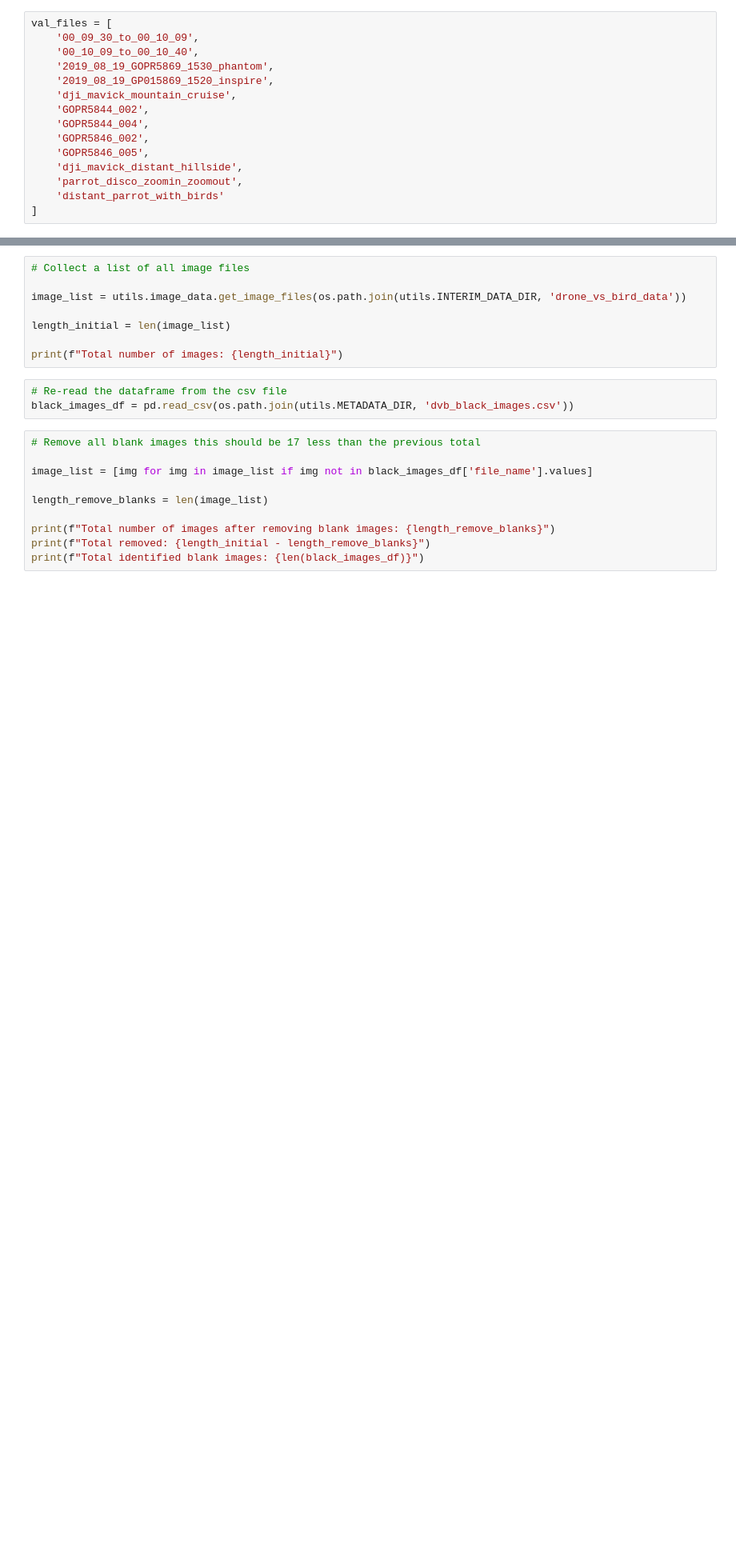
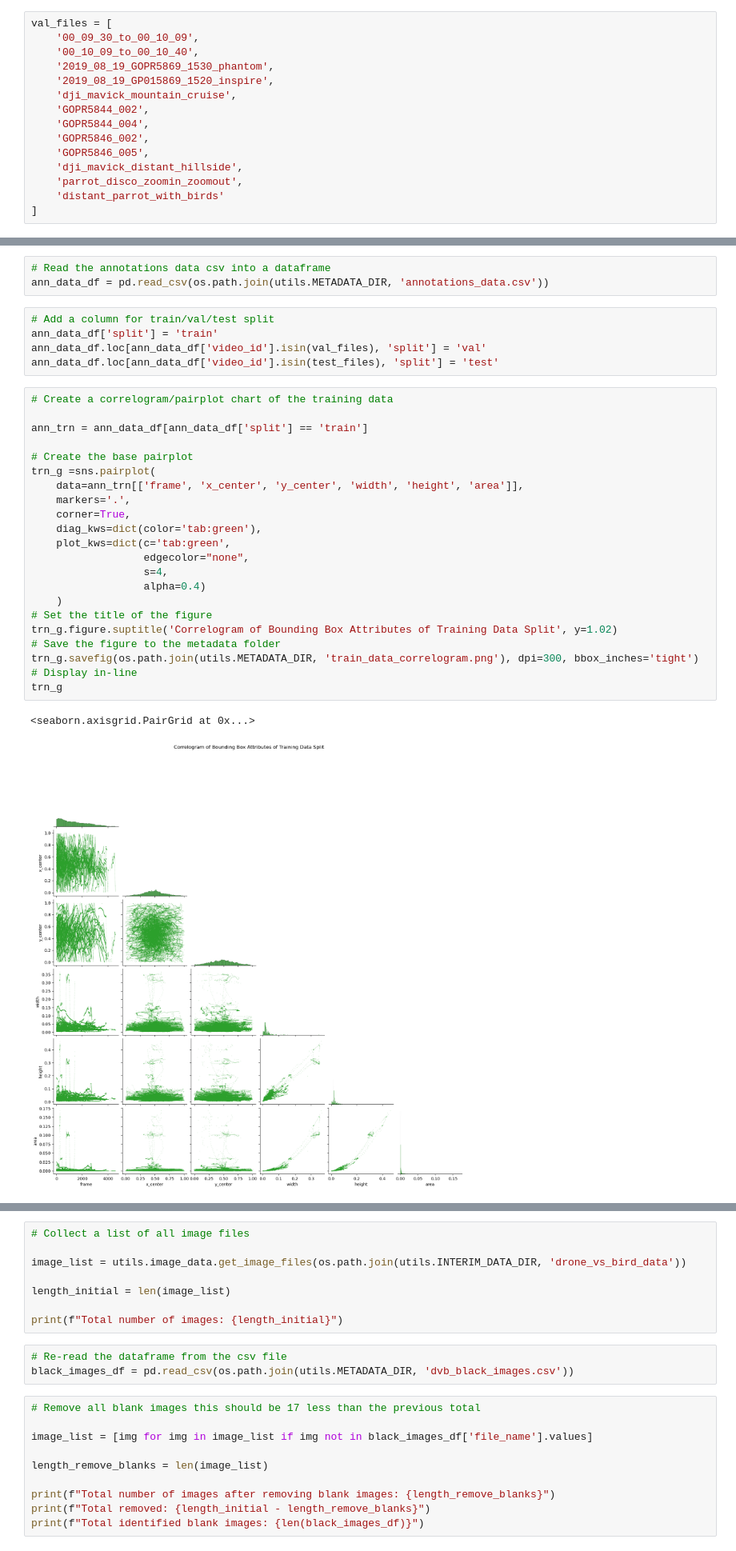
Before and after one commit to amswanson333/synthetic-data-for-object-detection, a Jupyter notebook: 3_data_file_processing.ipynb, the cells around one changed output, grey strips where cells are left out. Shown at 80% size. Cells and saved outputs as stored; diff of their text form; blank space fills up the shorter version.

Commit message:
completed data processing up through data split examination

```diff
--- a/3_data_file_processing.ipynb
+++ b/3_data_file_processing.ipynb
@@ -132,0 +360,33 @@ val_files = [
+# %%
+# Read the annotations data csv into a dataframe
+ann_data_df = pd.read_csv(os.path.join(utils.METADATA_DIR, 'annotations_data.csv'))
+# %%
+# Add a column for train/val/test split
+ann_data_df['split'] = 'train'
+ann_data_df.loc[ann_data_df['video_id'].isin(val_files), 'split'] = 'val'
+ann_data_df.loc[ann_data_df['video_id'].isin(test_files), 'split'] = 'test'
+# %%
+# Create a correlogram/pairplot chart of the training data
+
+ann_trn = ann_data_df[ann_data_df['split'] == 'train']
+
+# Create the base pairplot
+trn_g =sns.pairplot(
+    data=ann_trn[['frame', 'x_center', 'y_center', 'width', 'height', 'area']],
+    markers='.',
+    corner=True,
+    diag_kws=dict(color='tab:green'),
+    plot_kws=dict(c='tab:green',
+                  edgecolor="none",
+                  s=4,
+                  alpha=0.4)
+    )
+# Set the title of the figure
+trn_g.figure.suptitle('Correlogram of Bounding Box Attributes of Training Data Split', y=1.02)
+# Save the figure to the metadata folder
+trn_g.savefig(os.path.join(utils.METADATA_DIR, 'train_data_correlogram.png'), dpi=300, bbox_inches='tight')
+# Display in-line
+trn_g
+# %% [output]
+<seaborn.axisgrid.PairGrid at 0x...>
+[figure, added]
```
Also changed, not shown: parts of 40 cells of this notebook.
